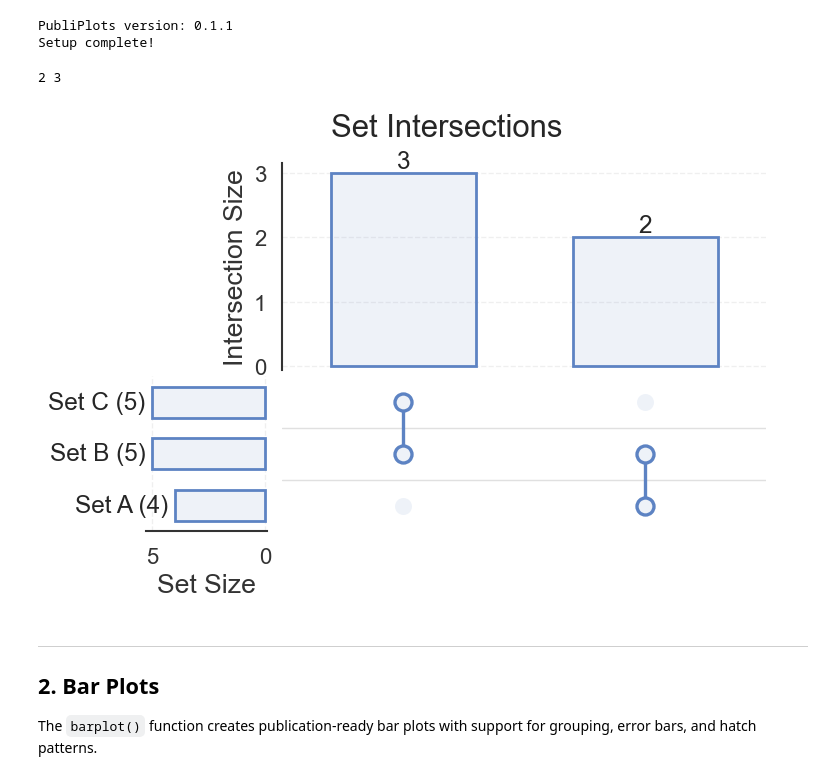
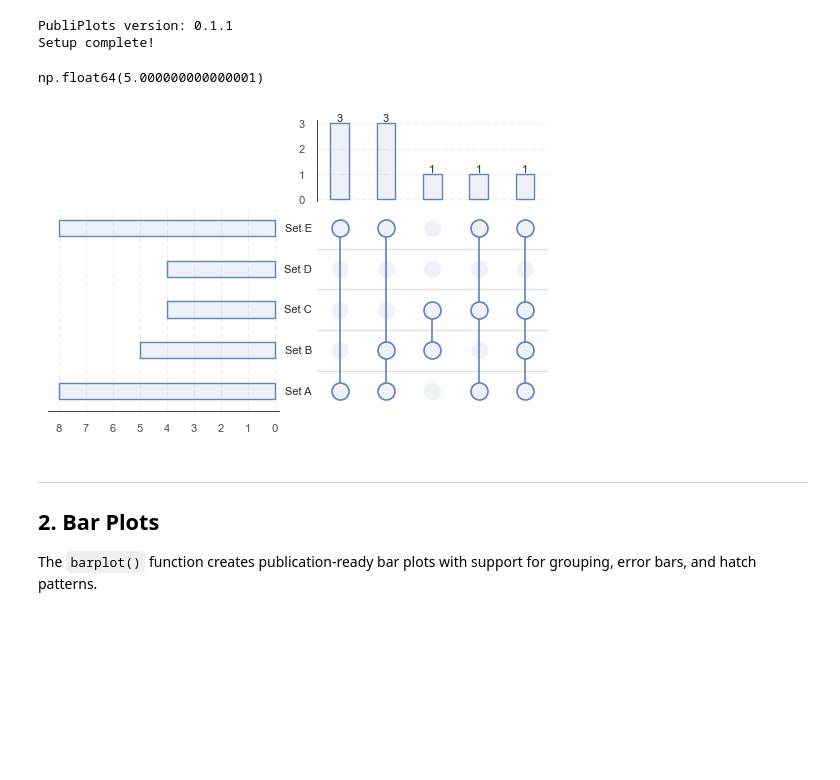
Before and after one commit to jorgebotas/prettyplot, a Jupyter notebook: examples.ipynb, the cells around one changed output. Drawn from its saved outputs; the diff is of its cells as text; code cells hidden in the pictures; blank space fills up the shorter version.

Commit message:
illustrator style

```diff
--- a/examples.ipynb
+++ b/examples.ipynb
@@ -60,33 +60,38 @@ Setup complete!
 # %%
 import publiplots as pp
 import pandas as pd
 import numpy as np
 import matplotlib.pyplot as plt
 
 # Set publication style globally
-pp.set_publication_style()
+pp.set_illustrator_style()
 
 # For inline display in Jupyter
 %matplotlib inline
 
 # From dictionary of sets
 data = {
     'Set A': {1, 2, 3, 4, 5, 6, 9, 11},
     'Set B': {3, 4, 5, 6, 7},
-    'Set C': {5, 6, 7, 8, 9}
+    'Set C': {6, 7, 8, 9},
+    'Set D': {16, 17, 18, 19},
+    'Set E': {1, 2, 3, 4, 5, 6, 9, 11}
 }
 
 fig, axes = pp.upsetplot(
     data=data,
-    title='Set Intersections',
+    title='',
     # color='#75B375',
     show_counts=15,
-    figsize=(8, 5),
-    min_degree=2
+    min_degree=2,
+    intersection_label='',
+    set_label='',
+    element_size=30,
+    # figsize=(5, 5),
 )
 # %% [output]
-2 3
+np.float64(5.000000000000001)
-[figure, old version]
+[figure, new version]
 # %% [markdown]
 ---
 
```
Also changed, not shown: 4 other files.
